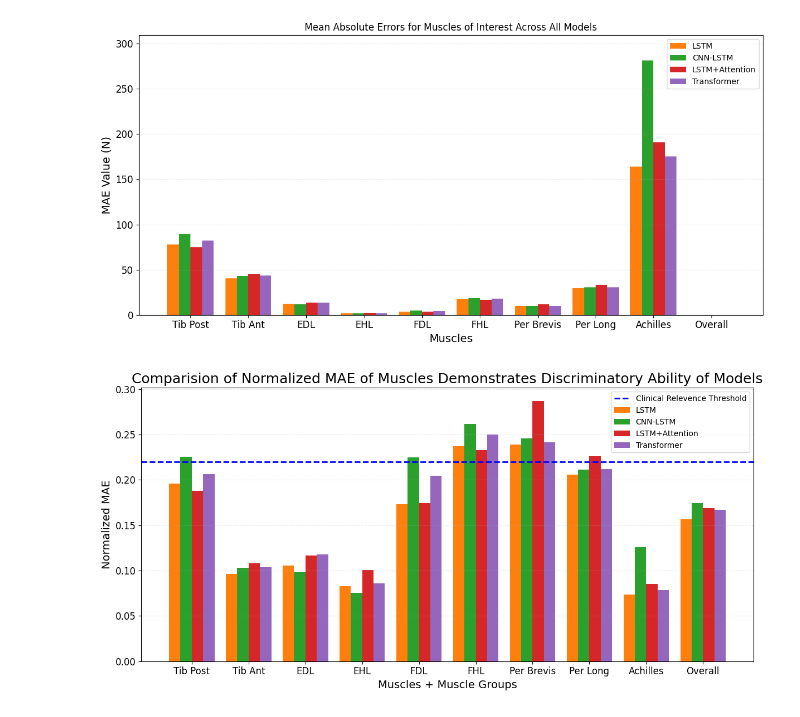
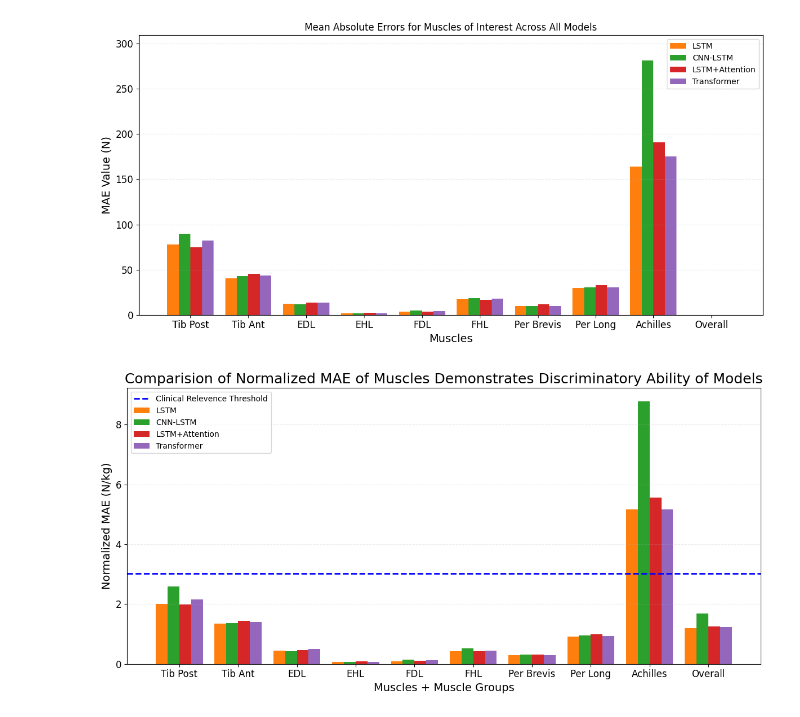
Before and after one commit to anth0nyhle/GRFMuscleModel, a Jupyter notebook: OA_Scripts/Compare_OA_Models.ipynb, the cells around one changed output. Saved outputs shown, nothing was run; the diff lists cells and outputs as text; code cells hidden in the pictures.

Commit message:
changed muscle comparison graphic to use new normalized clinical relevance threshold

```diff
--- a/OA_Scripts/Compare_OA_Models.ipynb
+++ b/OA_Scripts/Compare_OA_Models.ipynb
@@ -24,6 +24,6 @@ Device: cpu
 # %%
-#data_dir = "C:\\Users\\bakel\\Desktop\\GRFMuscleModel\\Old_Young_Walking_Data\\"
-data_dir = "/Users/briankeller/Desktop/GRFMuscleModel/Old_Young_Walking_Data/"
+data_dir = "C:\\Users\\bakel\\Desktop\\GRFMuscleModel\\Old_Young_Walking_Data\\"
+# data_dir = "/Users/briankeller/Desktop/GRFMuscleModel/Old_Young_Walking_Data/"
 
 train_data = np.load(data_dir + 'mixed_train_data.npz')
 val_data = np.load(data_dir + 'mixed_val_data.npz')
@@ -859,23 +859,23 @@ plt.show()
 # %%
 # Plotting
 plt.figure(figsize=(12, 6))
 
 for i, model in enumerate(models):
     plt.bar(x + offsets[i], norm_mae_muscle_dict[model], width=bar_width, label=model, color=colors[model])
 
 # Customize plot
-plt.axhline(0.22, color='blue', linestyle='--', linewidth=2, label= 'Clinical Relevence Threshold')
+plt.axhline(3.03, color='blue', linestyle='--', linewidth=2, label= 'Clinical Relevence Threshold')
 plt.xlabel('Muscles + Muscle Groups', fontsize=14)
-plt.ylabel('Normalized MAE', fontsize=14)
+plt.ylabel('Normalized MAE (N/kg)', fontsize=14)
 plt.title('Comparision of Normalized MAE of Muscles Demonstrates Discriminatory Ability of Models', fontsize = 18)
 plt.xticks(x + bar_width * (len(models) - 1) / 2, muscles, fontsize=12)
 plt.yticks(fontsize=12)
 # plt.ylim(0.6, 1)
 plt.legend()
 plt.grid(axis='y', linestyle='--', alpha=0.25)
 
 # Show plot
 plt.tight_layout()
 plt.show()
 # %% [output]
-[figure, old version]
+[figure, new version]
```
Also changed, not shown: parts of 3 cells of this notebook.
